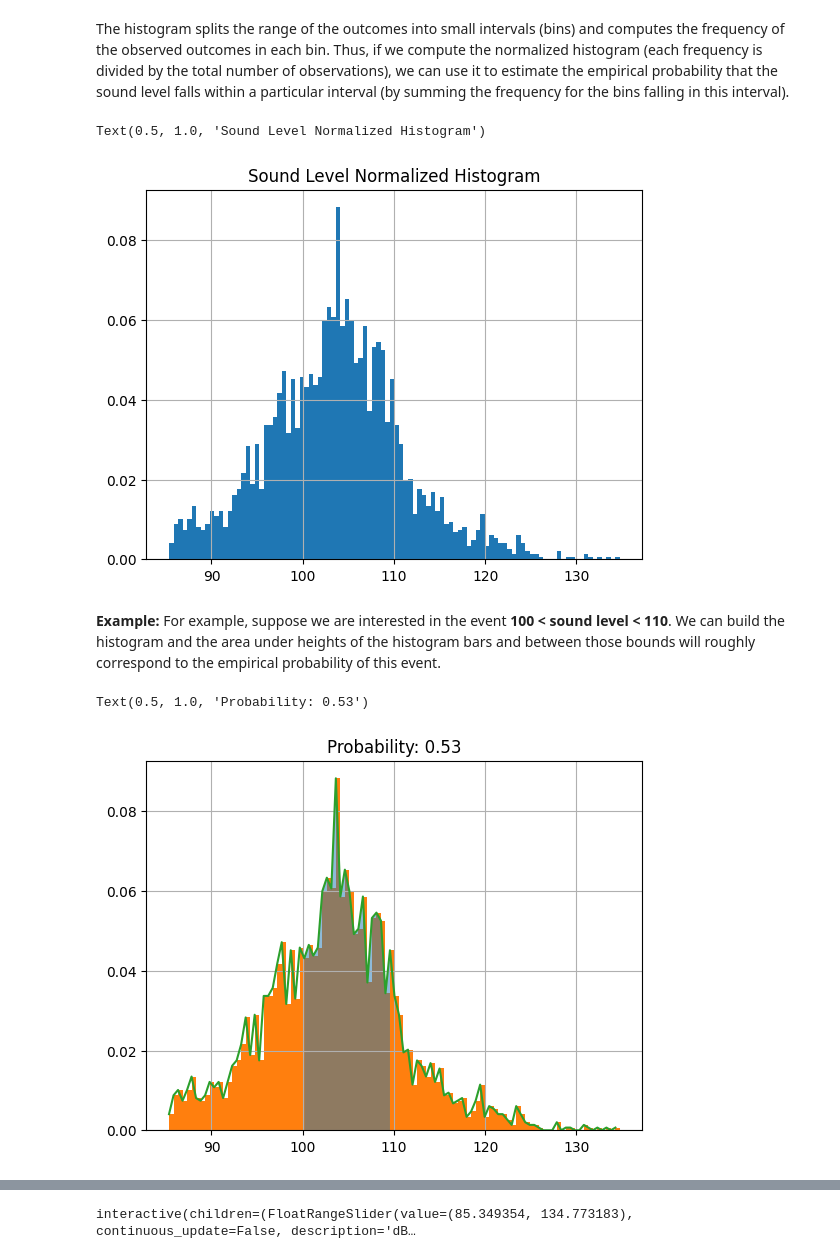
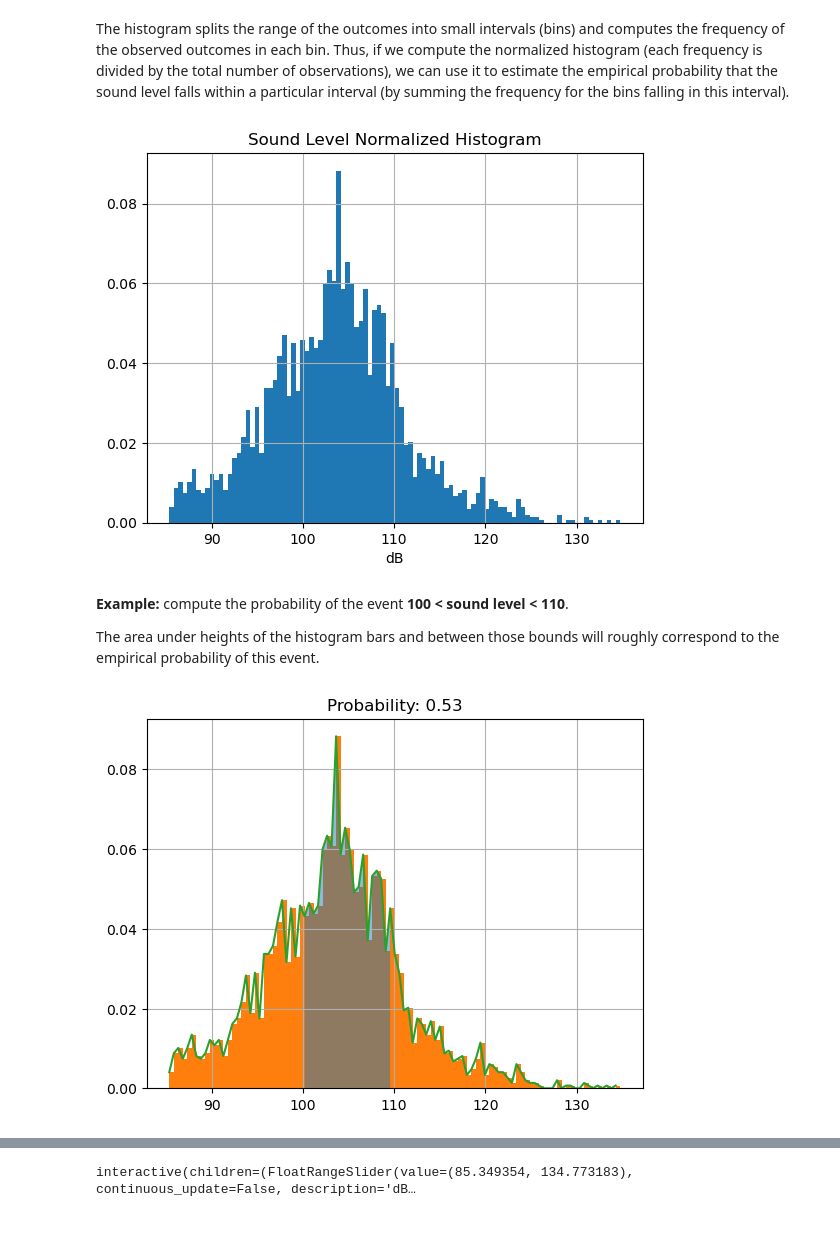
Before and after one commit to leewujung/fundamentals, a Jupyter notebook: boat_tutorials/primers/stats_02_sound_level_distribution.ipynb, the cells around one changed output, grey strips where cells are left out. Saved outputs shown, nothing was run; the diff lists cells and outputs as text; code cells hidden in the pictures; blank space fills up the shorter version.

```diff
--- a/boat_tutorials/primers/stats_02_sound_level_distribution.ipynb
+++ b/boat_tutorials/primers/stats_02_sound_level_distribution.ipynb
@@ -51,12 +63,15 @@ The histogram splits the range of the outcomes into small intervals (bins) and c
 # %%
 # Set density=True to plot normalized histogram
 h = sound_levels[' BB_20-24000 '].hist(bins=100, density=True)
 plt.title("Sound Level Normalized Histogram")
+_ = plt.xlabel("dB")
 # %% [output]
-Text(0.5, 1.0, 'Sound Level Normalized Histogram')
-[figure, old version]
+[figure, new version]
 # %% [markdown]
-**Example:**  For example, suppose we are interested in the event **100 < sound level < 110**. We can build the histogram and the area under heights of the histogram bars and between those bounds will roughly correspond to the empirical probability of this event.
+**Example:**  compute the probability of the event **100 < sound level < 110**.
+
+
+The area under heights of the histogram bars and between those bounds will roughly correspond to the empirical probability of this event.
 # %%
 bound_lower = 100
 bound_upper = 110
@@ -68,10 +83,9 @@ h = plt.hist(sound_levels[' BB_20-24000 '].values, bins=100, density=True)
 plt.plot(h[1][:-1], h[0],)
 plt.fill_between(h[1][:-1], h[0], where=((h[1][:-1]>bound_lower) & (h[1][:-1]<bound_upper)), alpha=0.5)
 p = sum(h[0][(h[1][:-1]>bound_lower) & (h[1][:-1]<bound_upper)])/sum(h[0])
-plt.title("Probability: {:.2f}".format(p))
+_ = plt.title("Probability: {:.2f}".format(p))
 # %% [output]
-Text(0.5, 1.0, 'Probability: 0.53')
-[figure, old version]
+[figure, new version]
 # %% [markdown]
 ### Empirical Probability Widget
 
```
Also changed, not shown: parts of 8 cells of this notebook, 5 other files.
